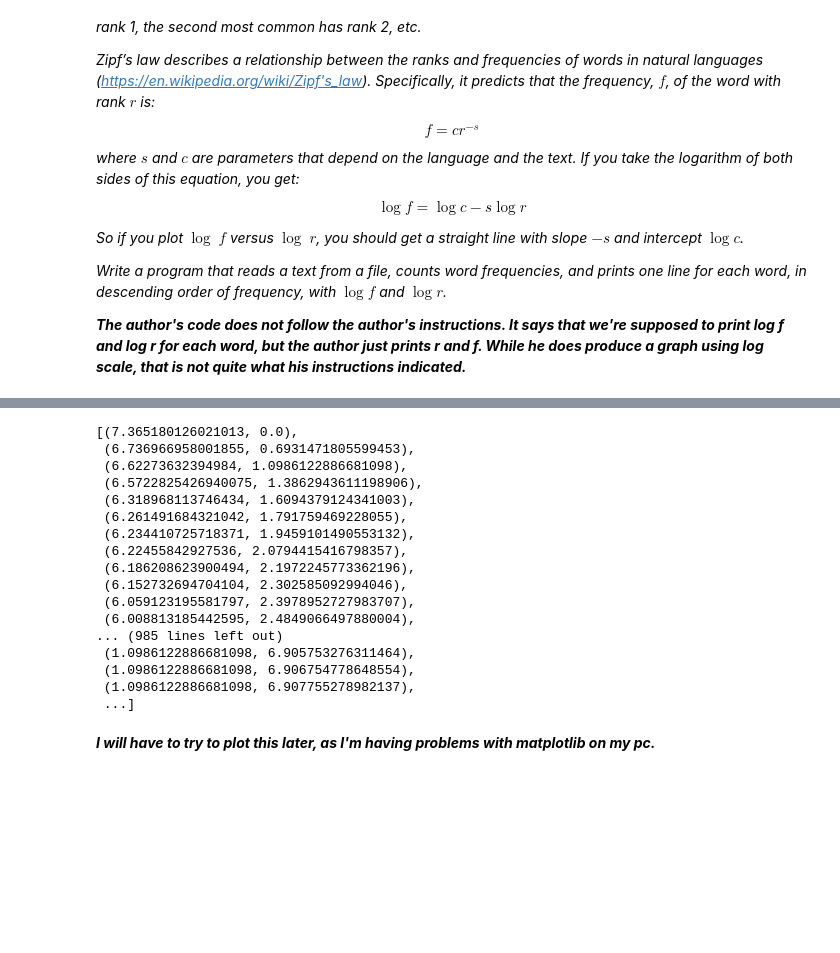
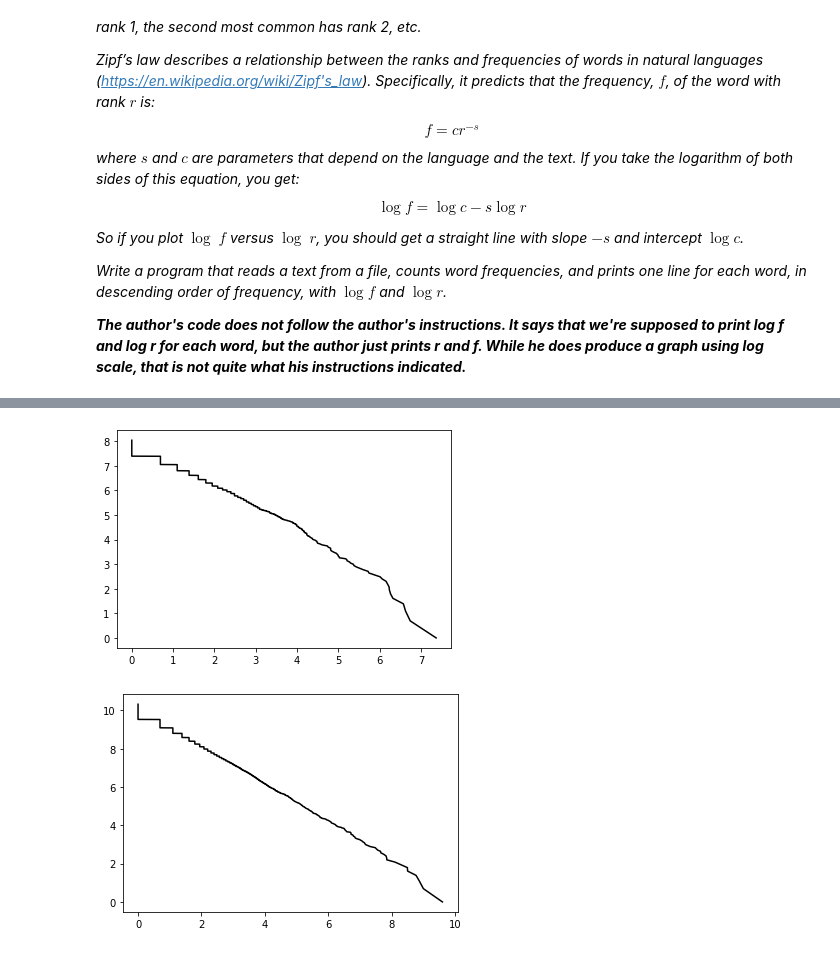
Before and after one commit to STRZGR/ThinkPython, a Jupyter notebook: Think Python - Chapter 13/Think Python - Chapter 13.ipynb, the cells around one changed output, grey strips where cells are left out. Saved outputs shown, nothing was run; the diff lists cells and outputs as text; code cells hidden in the pictures; blank space fills up the shorter version.

```diff
--- a/Think Python - Chapter 13/Think Python - Chapter 13.ipynb
+++ b/Think Python - Chapter 13/Think Python - Chapter 13.ipynb
@@ -1016,8 +1010,10 @@ import math
 
 def rank_frequencies(text):
     """
-    Takes a text and returns a list of tuples with
-    rankings and frequencies of words.
+    Takes a text, tallys the number of words,
+    and returns a list of tuples with
+    the logs of the frequencies and rankings
+    of these words.
     """
     freq = []
     clean = clean_pg_text(text)
@@ -1031,22 +1060,18 @@ def rank_frequencies(text):
+# %%
+%matplotlib inline
+import matplotlib.pyplot as plt
+
+def plot_zipf(text):
+    rf = rank_frequencies(text)
+    x, y = zip(*rf)
+
+    plt.plot(x, y, "k-")
+    plt.show()
 # %%
-rank_frequencies("alice_new.txt")
+plot_zipf('alice_new.txt')
 # %% [output]
-[(7.365180126021013, 0.0),
- (6.736966958001855, 0.6931471805599453),
- (6.62273632394984, 1.0986122886681098),
- (6.5722825426940075, 1.3862943611198906),
- (6.318968113746434, 1.6094379124341003),
- (6.261491684321042, 1.791759469228055),
- (6.234410725718371, 1.9459101490553132),
- (6.22455842927536, 2.0794415416798357),
- (6.186208623900494, 2.1972245773362196),
- (6.152732694704104, 2.302585092994046),
- (6.059123195581797, 2.3978952727983707),
- (6.008813185442595, 2.4849066497880004),
-... (985 lines left out)
- (1.0986122886681098, 6.905753276311464),
- (1.0986122886681098, 6.906754778648554),
- (1.0986122886681098, 6.907755278982137),
- ...]
+[figure, added]
-# %% [markdown]
-*__I will have to try to plot this later, as I'm having problems with matplotlib on my pc.__*
+# %%
+plot_zipf('ulysses.txt')
+# %% [output]
+[figure, added]
```
Also changed, not shown: parts of 28 cells of this notebook.
